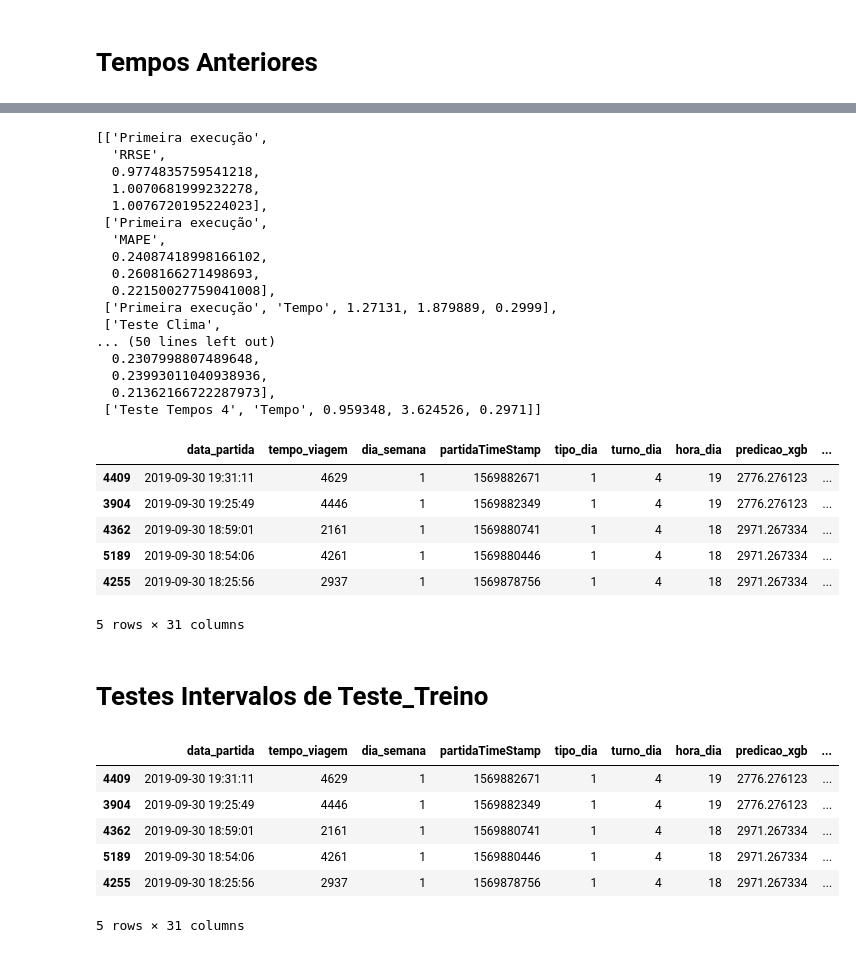
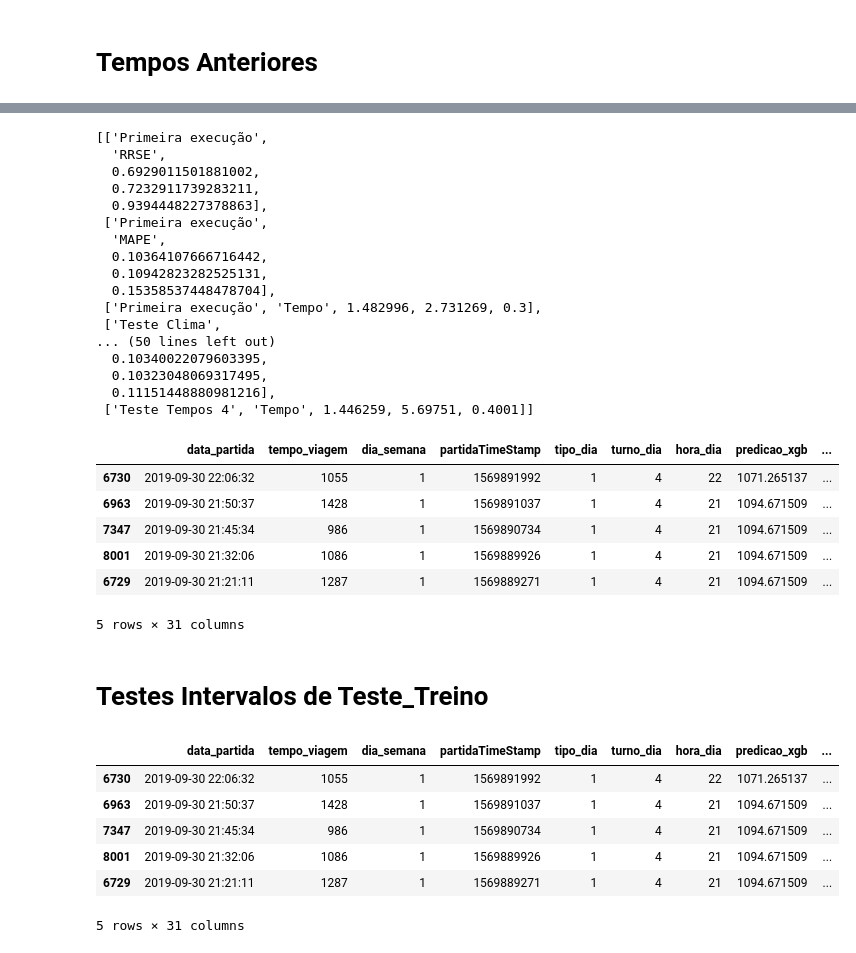
Before and after one commit to LeonardoVillamarin/TCC-Previsor_viagens_onibus, a Jupyter notebook: Fase 3/primeira_execucao.ipynb, the cells around one changed output, grey strips where cells are left out. Cells and saved outputs as stored; diff of their text form; code cells hidden in the pictures.

```diff
--- a/Fase 3/primeira_execucao.ipynb
+++ b/Fase 3/primeira_execucao.ipynb
@@ -14,8 +14,8 @@ import pickle
 # %% [markdown]
 # Primeira Execução
 # %%
-rota = 32893
-df = pd.read_csv('rota32893.csv')
+rota = 33642
+df = pd.read_csv('rota33642.csv')
 df.head()
 # %% [output]
 |  | data_partida | data_chegada | linha | tempo_viagem | equipamento | dia_semana | partidaTimeStamp | ... |
@@ -516,47 +516,47 @@ metrics
 # %% [output]
 [['Primeira execução',
   'RRSE',
-  0.9774835759541218,
-  1.0070681999232278,
-  1.0076720195224023],
+  0.6929011501881002,
+  0.7232911739283211,
+  0.9394448227378863],
  ['Primeira execução',
   'MAPE',
-  0.24087418998166102,
-  0.2608166271498693,
-  0.22150027759041008],
- ['Primeira execução', 'Tempo', 1.27131, 1.879889, 0.2999],
+  0.10364107666716442,
+  0.10942823282525131,
+  0.15358537448478704],
+ ['Primeira execução', 'Tempo', 1.482996, 2.731269, 0.3],
  ['Teste Clima',
 ... (50 lines left out)
-  0.2307998807489648,
-  0.23993011040938936,
-  0.21362166722287973],
- ['Teste Tempos 4', 'Tempo', 0.959348, 3.624526, 0.2971]]
+  0.10340022079603395,
+  0.10323048069317495,
+  0.11151448880981216],
+ ['Teste Tempos 4', 'Tempo', 1.446259, 5.69751, 0.4001]]
 # %%
 df = df.merge(df_teste[['tempo_viagem_1','tempo_viagem_2','tempo_viagem_3','tempo_viagem_4']], how="left", left_index=True, right_index=True)
 df_teste.head()
 # %% [output]
 |  | data_partida | tempo_viagem | dia_semana | partidaTimeStamp | tipo_dia | turno_dia | hora_dia | predicao_xgb | ... |
-| 4409 | 2019-09-30 19:31:11 | 4629 | 1 | 1569882671 | 1 | 4 | 19 | 2776.276123 | ... |
-| 3904 | 2019-09-30 19:25:49 | 4446 | 1 | 1569882349 | 1 | 4 | 19 | 2776.276123 | ... |
-| 4362 | 2019-09-30 18:59:01 | 2161 | 1 | 1569880741 | 1 | 4 | 18 | 2971.267334 | ... |
-| 5189 | 2019-09-30 18:54:06 | 4261 | 1 | 1569880446 | 1 | 4 | 18 | 2971.267334 | ... |
-| 4255 | 2019-09-30 18:25:56 | 2937 | 1 | 1569878756 | 1 | 4 | 18 | 2971.267334 | ... |
+| 6730 | 2019-09-30 22:06:32 | 1055 | 1 | 1569891992 | 1 | 4 | 22 | 1071.265137 | ... |
+| 6963 | 2019-09-30 21:50:37 | 1428 | 1 | 1569891037 | 1 | 4 | 21 | 1094.671509 | ... |
+| 7347 | 2019-09-30 21:45:34 | 986 | 1 | 1569890734 | 1 | 4 | 21 | 1094.671509 | ... |
+| 8001 | 2019-09-30 21:32:06 | 1086 | 1 | 1569889926 | 1 | 4 | 21 | 1094.671509 | ... |
+| 6729 | 2019-09-30 21:21:11 | 1287 | 1 | 1569889271 | 1 | 4 | 21 | 1094.671509 | ... |
 5 rows × 31 columns
 # %% [markdown]
 # Testes Intervalos de Teste_Treino
 # %%
 #Separamos treino e teste
 df_intervalos = df.copy()
-df_intervalos["data_partida2"] = pd.to_datetime(df_intervalos.index)
+df_intervalos["data_partida2"] = pd.to_datetime(df_intervalos['data_partida'])
 
 df_teste.head()
 # %% [output]
 |  | data_partida | tempo_viagem | dia_semana | partidaTimeStamp | tipo_dia | turno_dia | hora_dia | predicao_xgb | ... |
-| 4409 | 2019-09-30 19:31:11 | 4629 | 1 | 1569882671 | 1 | 4 | 19 | 2776.276123 | ... |
-| 3904 | 2019-09-30 19:25:49 | 4446 | 1 | 1569882349 | 1 | 4 | 19 | 2776.276123 | ... |
-| 4362 | 2019-09-30 18:59:01 | 2161 | 1 | 1569880741 | 1 | 4 | 18 | 2971.267334 | ... |
-| 5189 | 2019-09-30 18:54:06 | 4261 | 1 | 1569880446 | 1 | 4 | 18 | 2971.267334 | ... |
-| 4255 | 2019-09-30 18:25:56 | 2937 | 1 | 1569878756 | 1 | 4 | 18 | 2971.267334 | ... |
+| 6730 | 2019-09-30 22:06:32 | 1055 | 1 | 1569891992 | 1 | 4 | 22 | 1071.265137 | ... |
+| 6963 | 2019-09-30 21:50:37 | 1428 | 1 | 1569891037 | 1 | 4 | 21 | 1094.671509 | ... |
+| 7347 | 2019-09-30 21:45:34 | 986 | 1 | 1569890734 | 1 | 4 | 21 | 1094.671509 | ... |
+| 8001 | 2019-09-30 21:32:06 | 1086 | 1 | 1569889926 | 1 | 4 | 21 | 1094.671509 | ... |
+| 6729 | 2019-09-30 21:21:11 | 1287 | 1 | 1569889271 | 1 | 4 | 21 | 1094.671509 | ... |
 5 rows × 31 columns
 # %%
 data_atual = df_intervalos["data_partida2"].dt.date.min() + timedelta(days=14)
```
Also changed, not shown: parts of 19 cells of this notebook, 4 other files.
